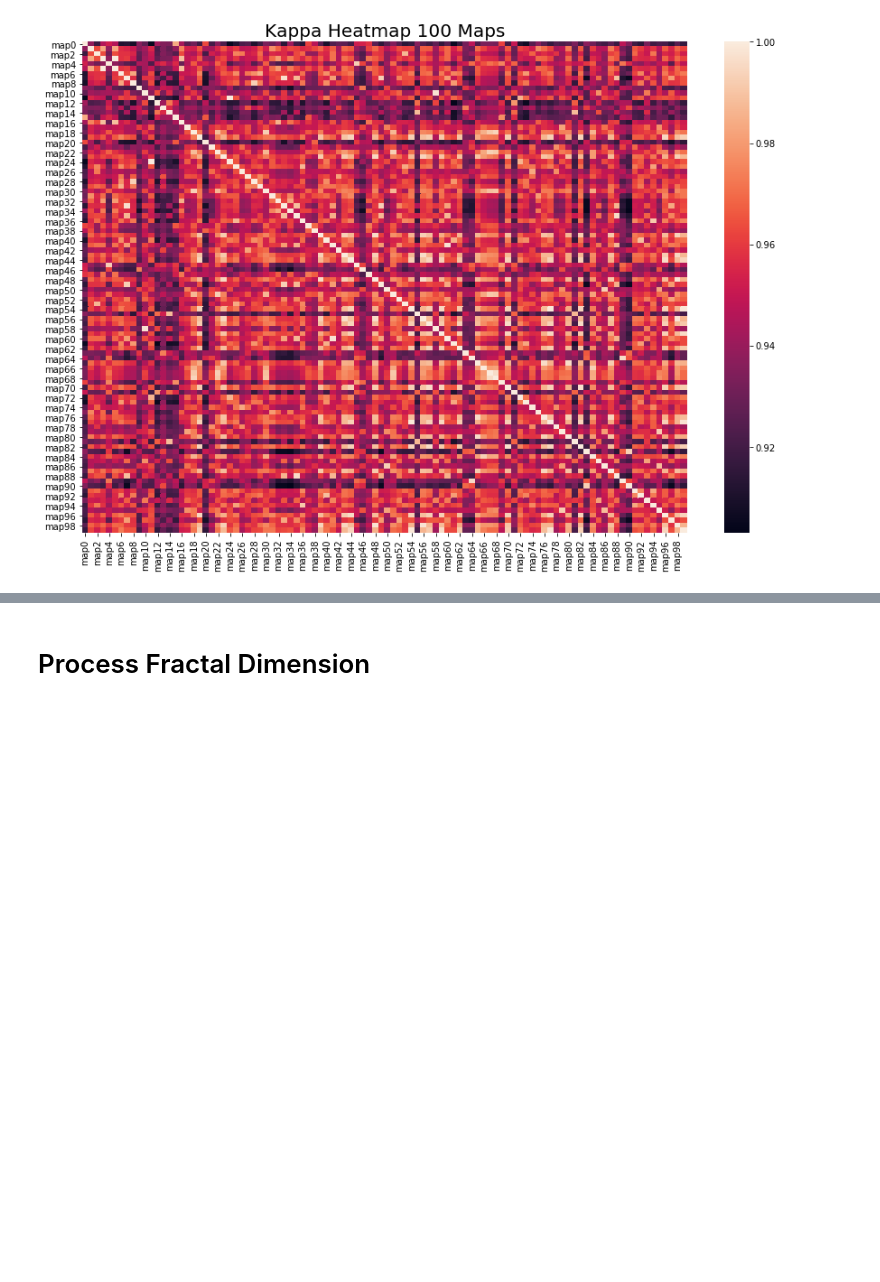
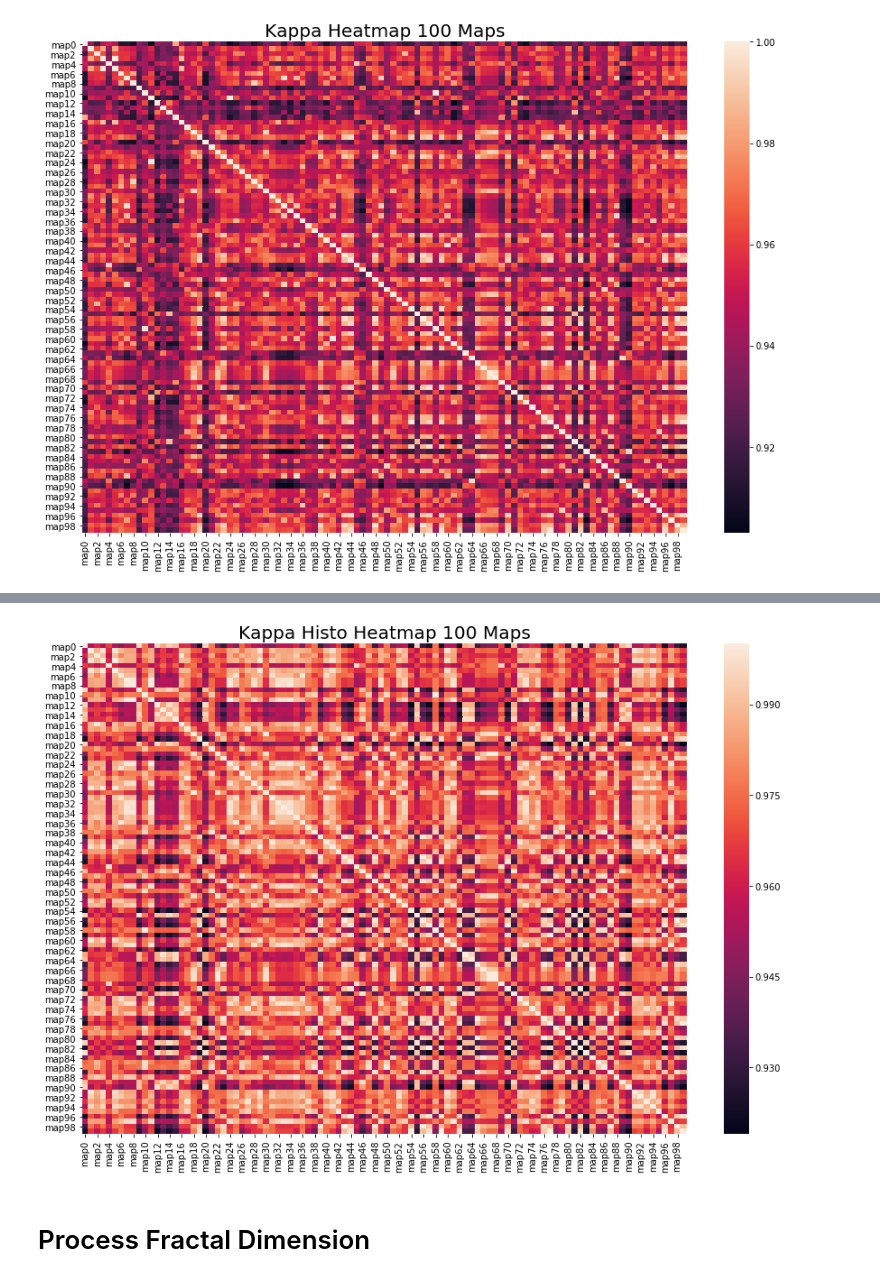
Before and after one commit to OQuispel/metric_clustering, a Jupyter notebook: cmdprompt_mck.ipynb, the cells around one changed output, grey strips where cells are left out. Cells and saved outputs as stored; diff of their text form; code cells hidden in the pictures; blank space fills up the shorter version.

```diff
--- a/cmdprompt_mck.ipynb
+++ b/cmdprompt_mck.ipynb
@@ -125,0 +182,20 @@ _ = plt.title("Kappa Heatmap 100 Maps", fontsize =20)
+# %%
+df_histo = df_100
+
+for i in range(100):
+    for j in range(100):
+        if i < j:
+            map_one = 'map' + str(i)
+            map_two = 'map' + str(j)
+            comparison = 'C:/LUMOS/MCK/Output/Kappa/' + 'Kappa' + str(i) + '_' + str(j) + '.sts'
+            with open(comparison, 'r') as file:
+                for l, line in enumerate(file):
+                    if l == 3:
+                        loc = line.find(' khisto="')
+                        loc_start = loc + len(' khisto="')
+                        loc_end =  line.find('"', loc_start)
+                        df_histo.loc[map_one, map_two] = float(line[loc_start:loc_end])
+                        df_histo.loc[map_two, map_one] = float(line[loc_start:loc_end])
+# %%
+df_histo = df_histo.astype(float).round(decimals=3)
+df_histo.head(10)
@@ -126,3 +215,9 @@ _ = plt.title("Kappa Heatmap 100 Maps", fontsize =20)
+# %%
+_ = plt.figure(figsize=(15,10))
+_ = sns.heatmap(df_histo)
+_ = plt.title("Kappa Histo Heatmap 100 Maps", fontsize =20)
+# %% [output]
+[figure, added]
 # %% [markdown]
 # Process Fractal Dimension
 # %%
```
Also changed, not shown: parts of 17 cells of this notebook, 1 other file.
